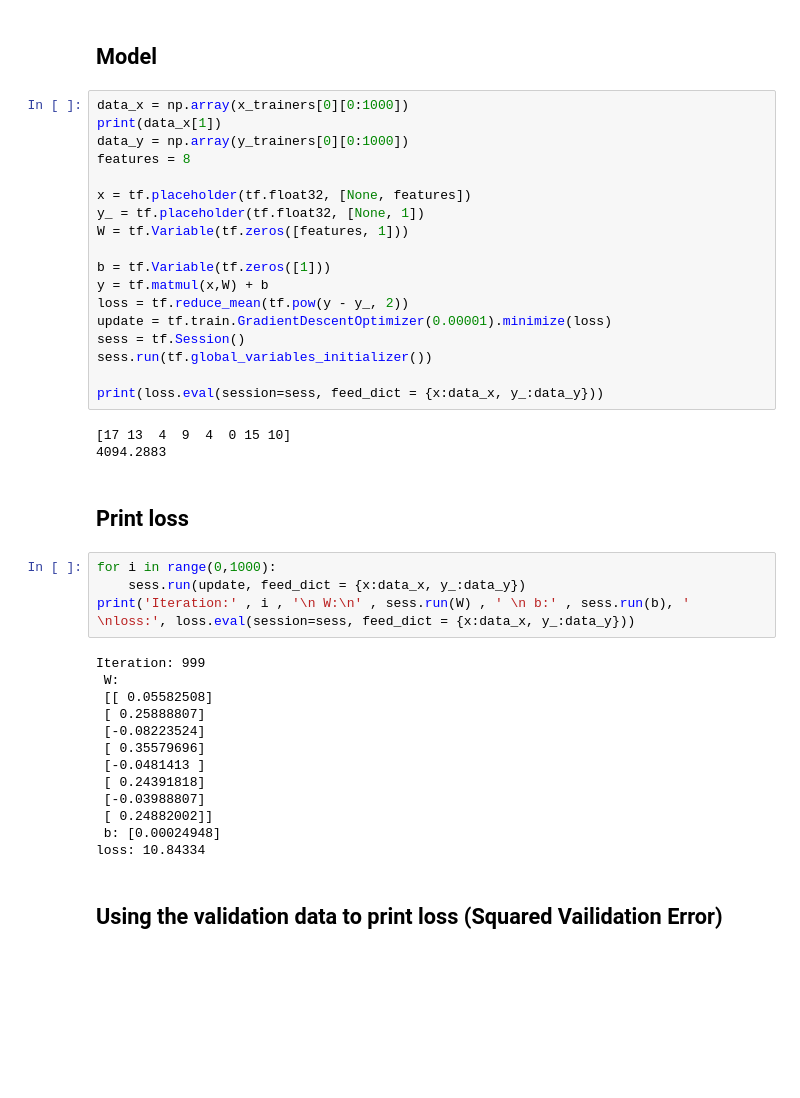
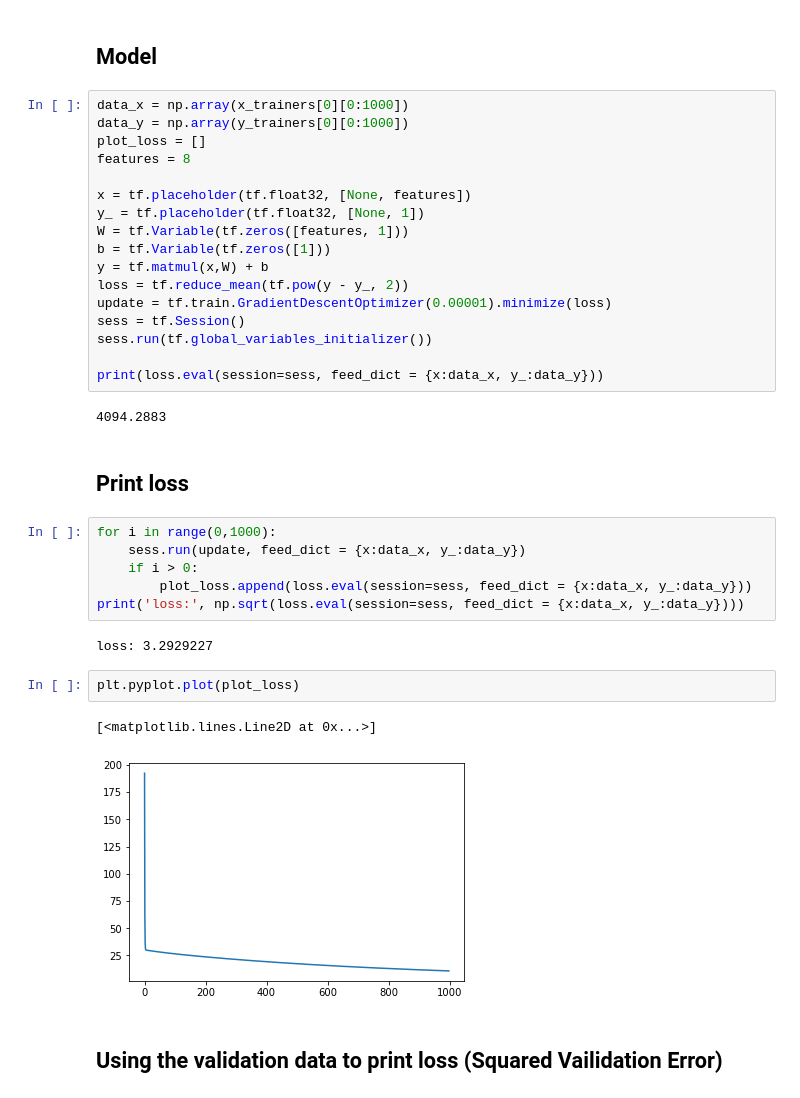
Before and after one commit to kggold4/final-project-deep-learning-image-inpainting, a Jupyter notebook: P1_linear_regression_tensorflow_1.ipynb, the cells around one changed output. Saved outputs shown, nothing was run; the diff lists cells and outputs as text; blank space fills up the shorter version.

```diff
--- a/P1_linear_regression_tensorflow_1.ipynb
+++ b/P1_linear_regression_tensorflow_1.ipynb
@@ -111,14 +108,13 @@ y_trainers = [y_train_r,y_train_g,y_train_b]
 ## Model
 # %%
 data_x = np.array(x_trainers[0][0:1000])
-print(data_x[1])
 data_y = np.array(y_trainers[0][0:1000])
+plot_loss = []
 features = 8
 
 x = tf.placeholder(tf.float32, [None, features])
 y_ = tf.placeholder(tf.float32, [None, 1])
 W = tf.Variable(tf.zeros([features, 1]))
-
 b = tf.Variable(tf.zeros([1]))
 y = tf.matmul(x,W) + b
 loss = tf.reduce_mean(tf.pow(y - y_, 2))
@@ -128,27 +124,22 @@ sess.run(tf.global_variables_initializer())
 
 print(loss.eval(session=sess, feed_dict = {x:data_x, y_:data_y}))
 # %% [output]
-[17 13  4  9  4  0 15 10]
 4094.2883
 # %% [markdown]
 ## Print loss
 # %%
 for i in range(0,1000):
     sess.run(update, feed_dict = {x:data_x, y_:data_y})
-print('Iteration:' , i , '\n W:\n' , sess.run(W) , ' \n b:' , sess.run(b), ' \nloss:', loss.eval(session=sess, feed_dict = {x:data_x, y_:data_y}))
+    if i > 0:
+        plot_loss.append(loss.eval(session=sess, feed_dict = {x:data_x, y_:data_y}))
+print('loss:', np.sqrt(loss.eval(session=sess, feed_dict = {x:data_x, y_:data_y})))
 # %% [output]
-Iteration: 999
- W:
- [[ 0.05582508]
- [ 0.25888807]
- [-0.08223524]
- [ 0.35579696]
- [-0.0481413 ]
- [ 0.24391818]
- [-0.03988807]
- [ 0.24882002]]
- b: [0.00024948]
-loss: 10.84334
+loss: 3.2929227
+# %%
+plt.pyplot.plot(plot_loss)
+# %% [output]
+[<matplotlib.lines.Line2D at 0x...>]
+[figure, added]
 # %% [markdown]
 ## Using the validation data to print loss (Squared Vailidation Error)
 # %%
```
Also changed, not shown: parts of 4 cells of this notebook, 1 other file.
